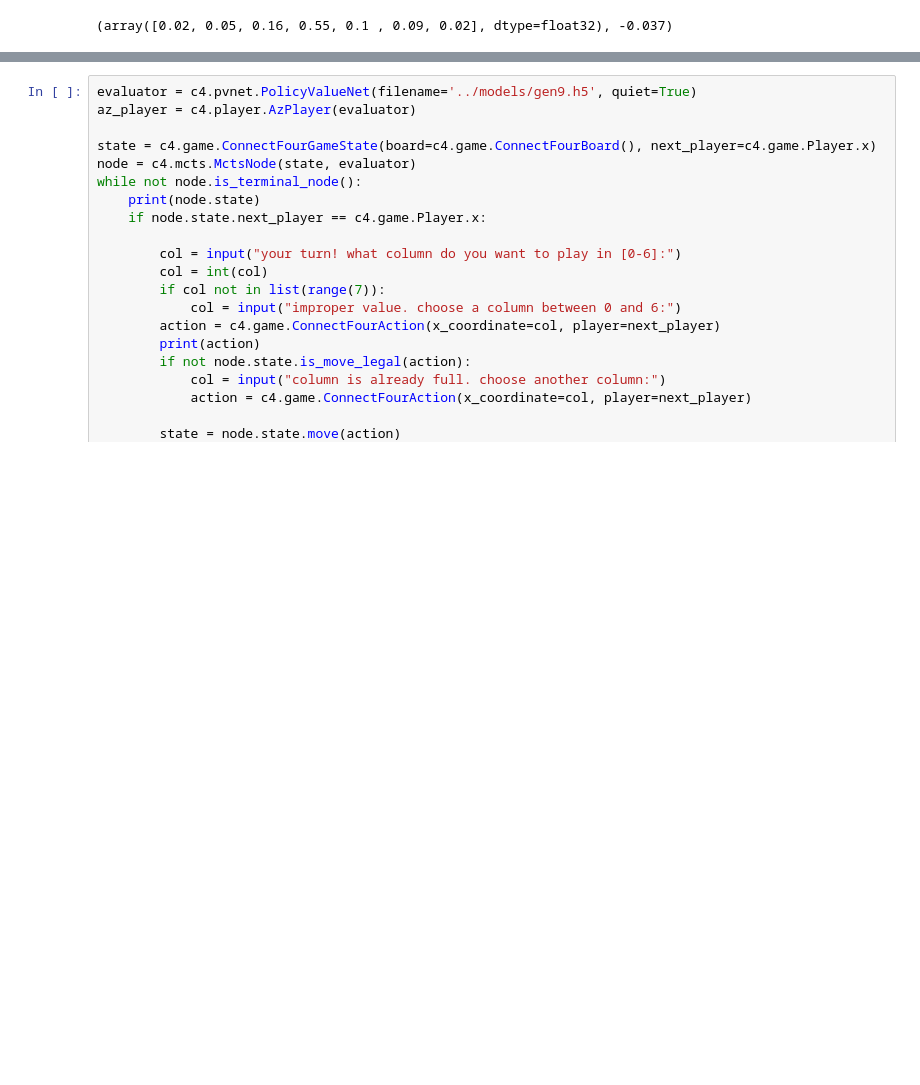
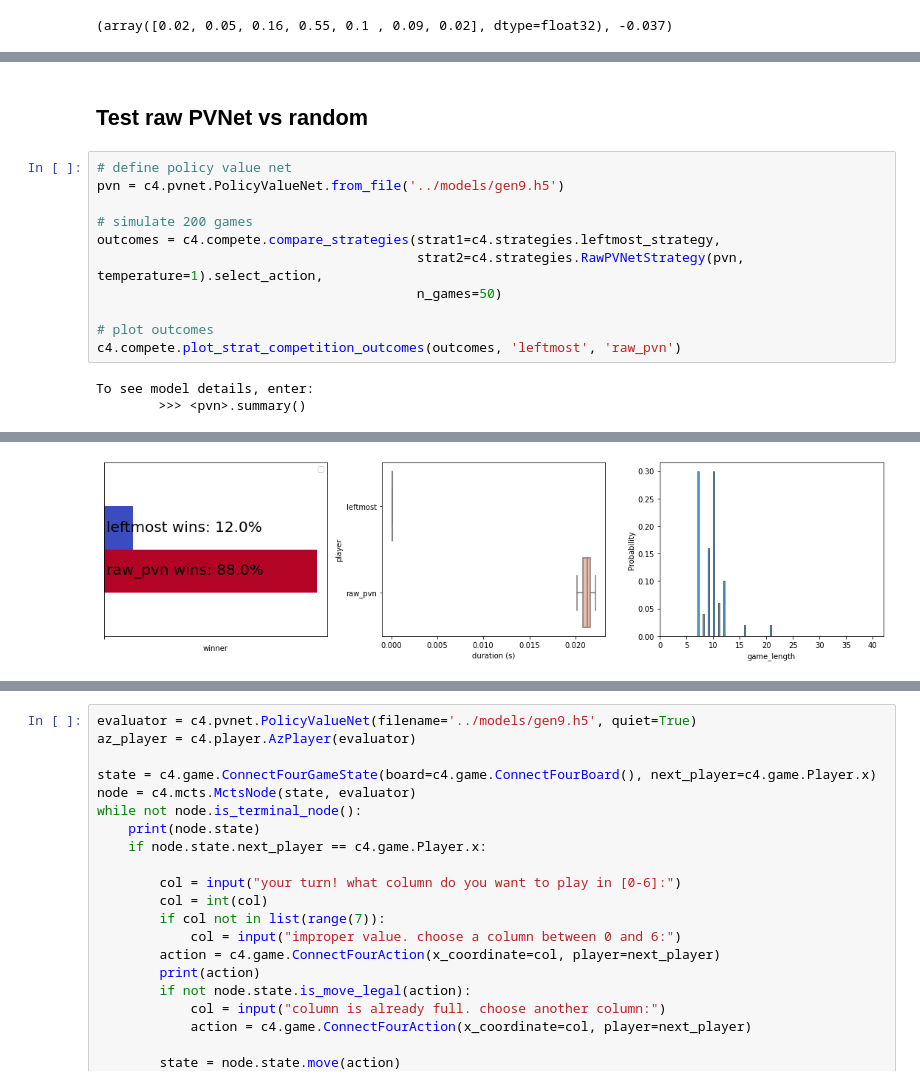
Before and after one commit to spayot/connectfour, a Jupyter notebook: notebooks/test_game.ipynb, the cells around one changed output, grey strips where cells are left out. Cells and saved outputs as stored; diff of their text form; blank space fills up the shorter version.

```diff
--- a/notebooks/test_game.ipynb
+++ b/notebooks/test_game.ipynb
@@ -164,0 +196,16 @@ Subclasses:
+# %% [markdown]
+## Test raw PVNet vs random
+# %%
+# define policy value net
+pvn = c4.pvnet.PolicyValueNet.from_file('../models/gen9.h5')
+
+# simulate 200 games
+outcomes = c4.compete.compare_strategies(strat1=c4.strategies.leftmost_strategy,
+                                         strat2=c4.strategies.RawPVNetStrategy(pvn, temperature=1).select_action,
+                                         n_games=50)
+
+# plot outcomes
+c4.compete.plot_strat_competition_outcomes(outcomes, 'leftmost', 'raw_pvn')
+# %% [output]
+To see model details, enter:
+        >>> <pvn>.summary()
@@ -164,0 +213 @@ Subclasses:
+[figure, added]
```
Also changed, not shown: parts of 27 cells of this notebook, 7 other files.
